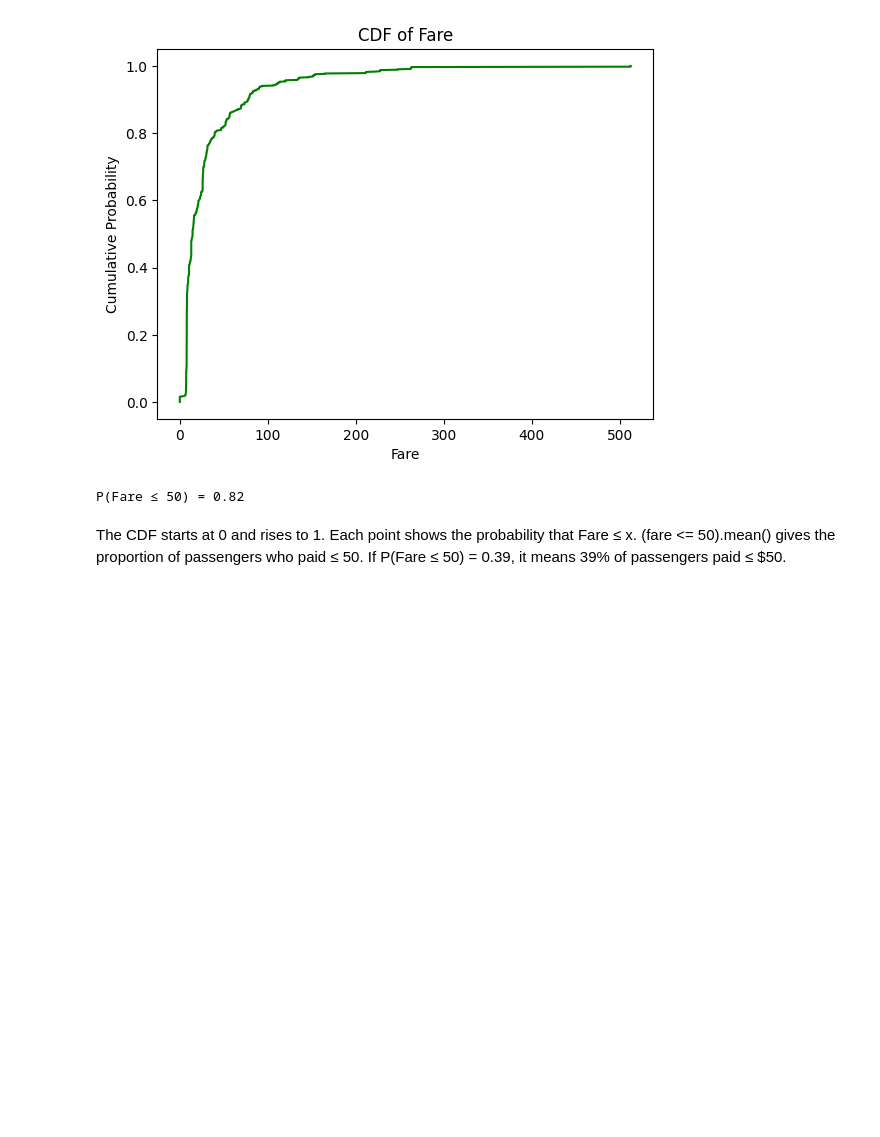
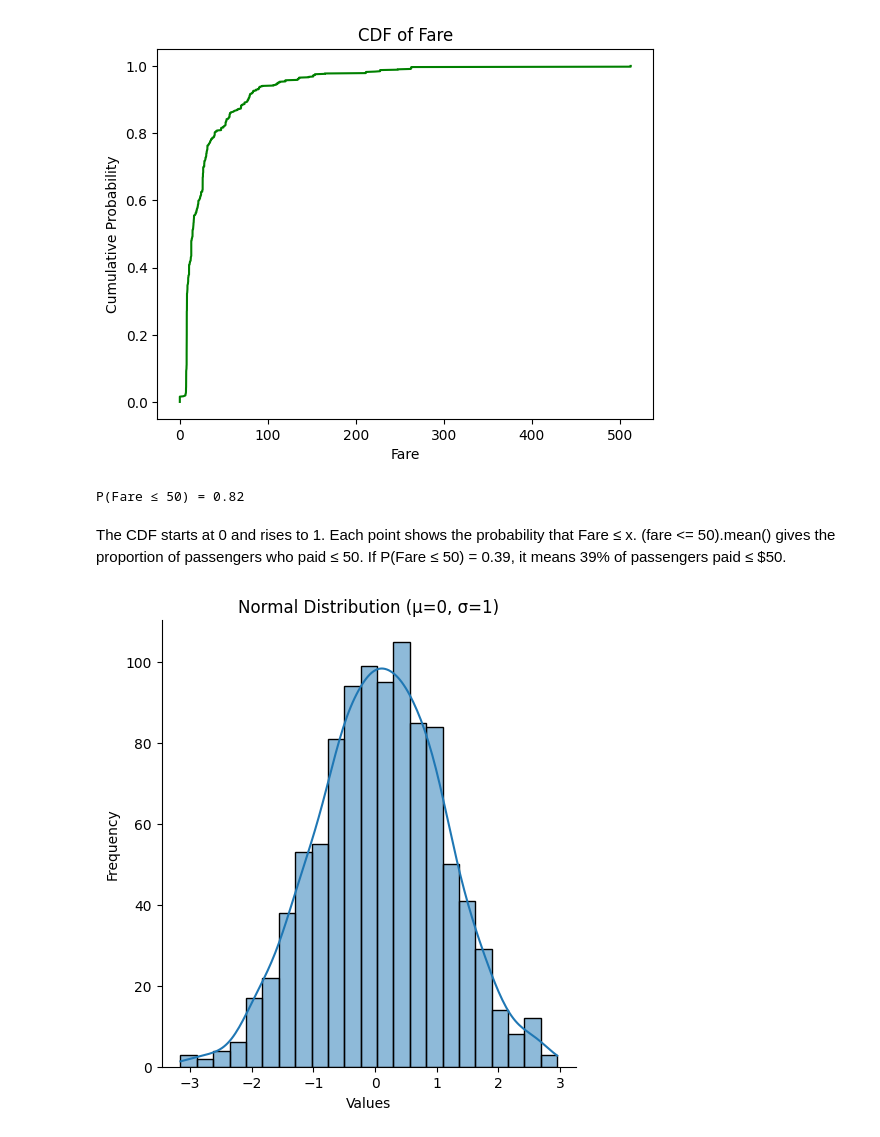
Before and after one commit to monginadiana/statistics, a Jupyter notebook: index.ipynb, the cells around one changed output. Drawn from its saved outputs; the diff is of its cells as text; code cells hidden in the pictures; blank space fills up the shorter version.

Commit message:
added the normal distibutions and means of managing reports notes

```diff
--- a/index.ipynb
+++ b/index.ipynb
@@ -173,3 +173,22 @@ P(Fare ≤ 50) = 0.82
 The CDF starts at 0 and rises to 1. Each point shows the probability that Fare ≤ x.
 (fare <= 50).mean() gives the proportion of passengers who paid ≤ 50.
 If P(Fare ≤ 50) = 0.39, it means 39% of passengers paid ≤ $50.
+# %%
+import numpy as np
+import matplotlib.pyplot as plt
+import seaborn as sns
+
+mu, sigma = 0, 1
+n = 1000
+
+data = np.random.normal(mu, sigma, n)
+
+## Kernel Density Estimate add a smooth curve to the histogram(kde =true)
+
+sns.displot(data, kde=True)
+plt.title("Normal Distribution (μ=0, σ=1)")
+plt.xlabel("Values")
+plt.ylabel("Frequency")
+plt.show()
+# %% [output]
+[figure, added]
```
Also changed, not shown: parts of 2 cells of this notebook, 3 other files.
